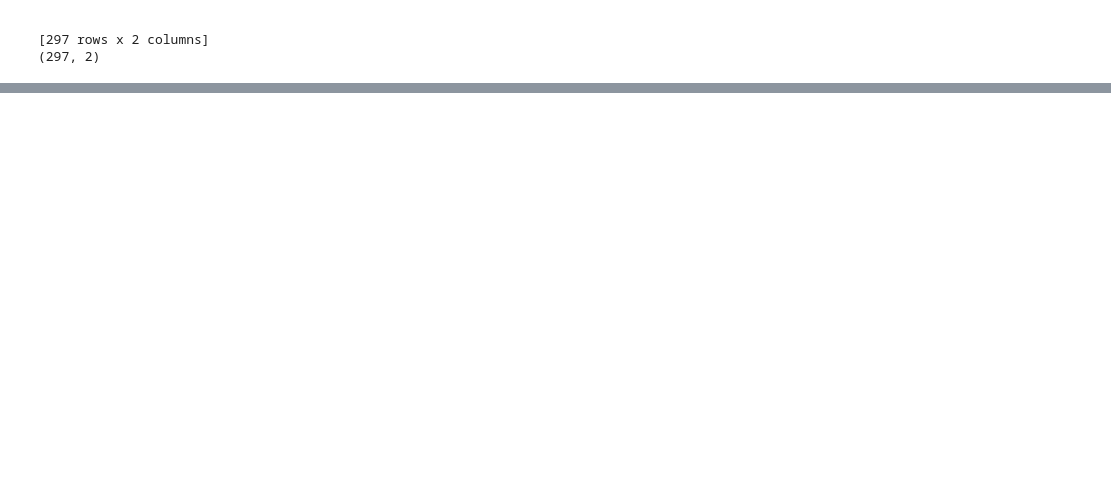
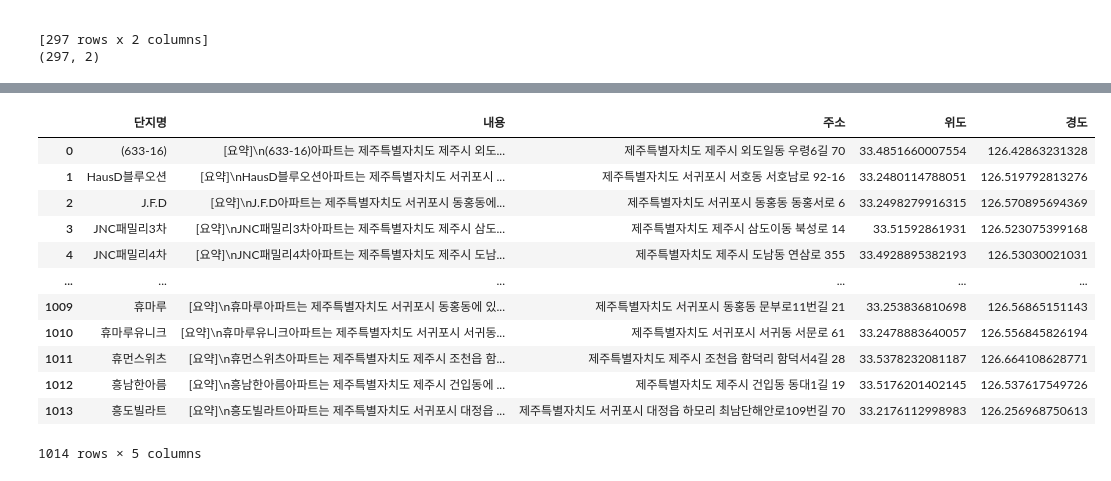
Before and after one commit to 2sseul/data_camp, a Jupyter notebook: 추천서비스/데이터 처리.ipynb, the cells around one changed output, grey strips where cells are left out. Cells and saved outputs as stored; diff of their text form; code cells hidden in the pictures; blank space fills up the shorter version.

```diff
--- a/추천서비스/데이터 처리.ipynb
+++ b/추천서비스/데이터 처리.ipynb
@@ -277,0 +389,46 @@ print(office_final_df.shape)
+# %%
+# 3. Kakao Geocoding API로 위도/경도 가져오기
+KAKAO_API_KEY = "-"
+
+def get_lat_lng(address, api_key):
+    url = "https://dapi.kakao.com/v2/local/search/address.json"
+    headers = {"Authorization": f"KakaoAK {api_key}"}
+    params = {"query": address}
+    response = requests.get(url, headers=headers, params=params)
+    if response.status_code == 200:
+        result = response.json()
+        if result["documents"]:
+            x = result["documents"][0]["x"]
+            y = result["documents"][0]["y"]
+            return y, x
+    return None, None
+# %%
+# 4. 위경도 컬럼 추가
+df_address["위도"] = None
+df_address["경도"] = None
+
+for i in df_address.index:
+    addr = df_address.loc[i, "주소"]
+    lat, lng = get_lat_lng(addr, KAKAO_API_KEY)
+    df_address.at[i, "위도"] = lat
+    df_address.at[i, "경도"] = lng
+    time.sleep(0.3)  # 호출 제한 방지
+
+# 또는 summary_df_apart에 병합해도 됨
+summary_df_apart = apart_final_df.merge(df_address, on="단지명", how="left")
+
+summary_df_apart
+# %% [output]
+|  | 단지명 | 내용 | 주소 | 위도 | 경도 |
+| 0 | (633-16) | [요약]\n(633-16)아파트는 제주특별자치도 제주시 외도... | 제주특별자치도 제주시 외도일동 우령6길 70 | 33.4851660007554 | 126.42863231328 |
+| 1 | HausD블루오션 | [요약]\nHausD블루오션아파트는 제주특별자치도 서귀포시 ... | 제주특별자치도 서귀포시 서호동 서호남로 92-16 | 33.2480114788051 | 126.519792813276 |
+| 2 | J.F.D | [요약]\nJ.F.D아파트는 제주특별자치도 서귀포시 동홍동에... | 제주특별자치도 서귀포시 동홍동 동홍서로 6 | 33.2498279916315 | 126.570895694369 |
+| 3 | JNC패밀리3차 | [요약]\nJNC패밀리3차아파트는 제주특별자치도 제주시 삼도... | 제주특별자치도 제주시 삼도이동 북성로 14 | 33.51592861931 | 126.523075399168 |
+| 4 | JNC패밀리4차 | [요약]\nJNC패밀리4차아파트는 제주특별자치도 제주시 도남... | 제주특별자치도 제주시 도남동 연삼로 355 | 33.4928895382193 | 126.53030021031 |
+| ... | ... | ... | ... | ... | ... |
+| 1009 | 휴마루 | [요약]\n휴마루아파트는 제주특별자치도 서귀포시 동홍동에 있... | 제주특별자치도 서귀포시 동홍동 문부로11번길 21 | 33.253836810698 | 126.56865151143 |
+| 1010 | 휴마루유니크 | [요약]\n휴마루유니크아파트는 제주특별자치도 서귀포시 서귀동... | 제주특별자치도 서귀포시 서귀동 서문로 61 | 33.2478883640057 | 126.556845826194 |
+| 1011 | 휴먼스위츠 | [요약]\n휴먼스위츠아파트는 제주특별자치도 제주시 조천읍 함... | 제주특별자치도 제주시 조천읍 함덕리 함덕서4길 28 | 33.5378232081187 | 126.664108628771 |
+| 1012 | 흥남한아름 | [요약]\n흥남한아름아파트는 제주특별자치도 제주시 건입동에 ... | 제주특별자치도 제주시 건입동 동대1길 19 | 33.5176201402145 | 126.537617549726 |
+| 1013 | 흥도빌라트 | [요약]\n흥도빌라트아파트는 제주특별자치도 서귀포시 대정읍 ... | 제주특별자치도 서귀포시 대정읍 하모리 최남단해안로109번길 70 | 33.2176112998983 | 126.256968750613 |
+1014 rows × 5 columns
```
Also changed, not shown: parts of 10 cells of this notebook, 7 other files.
